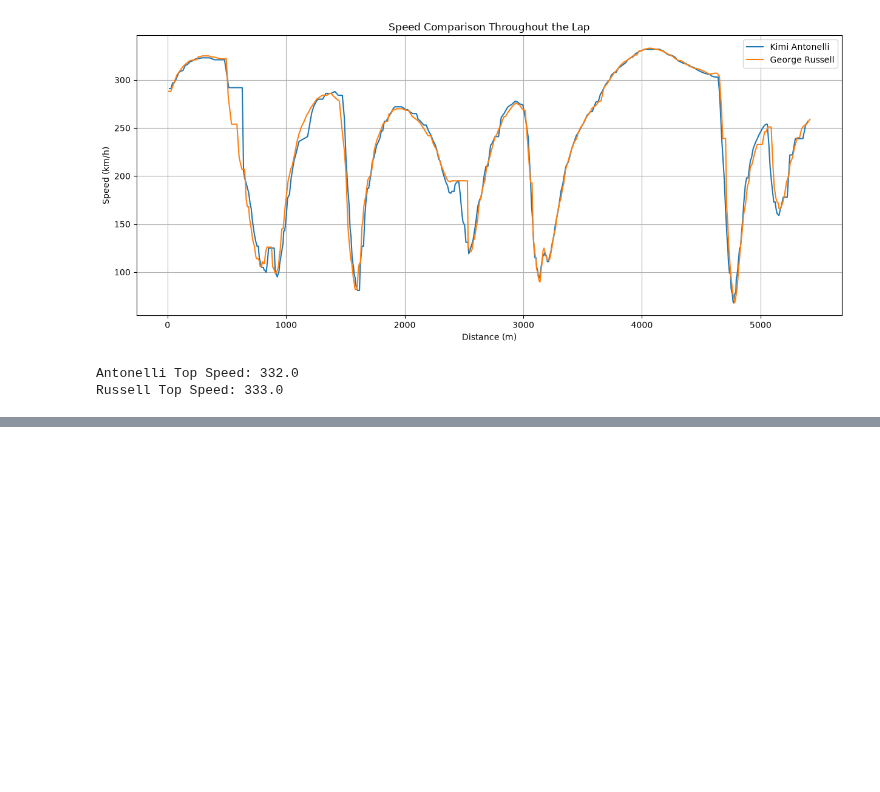
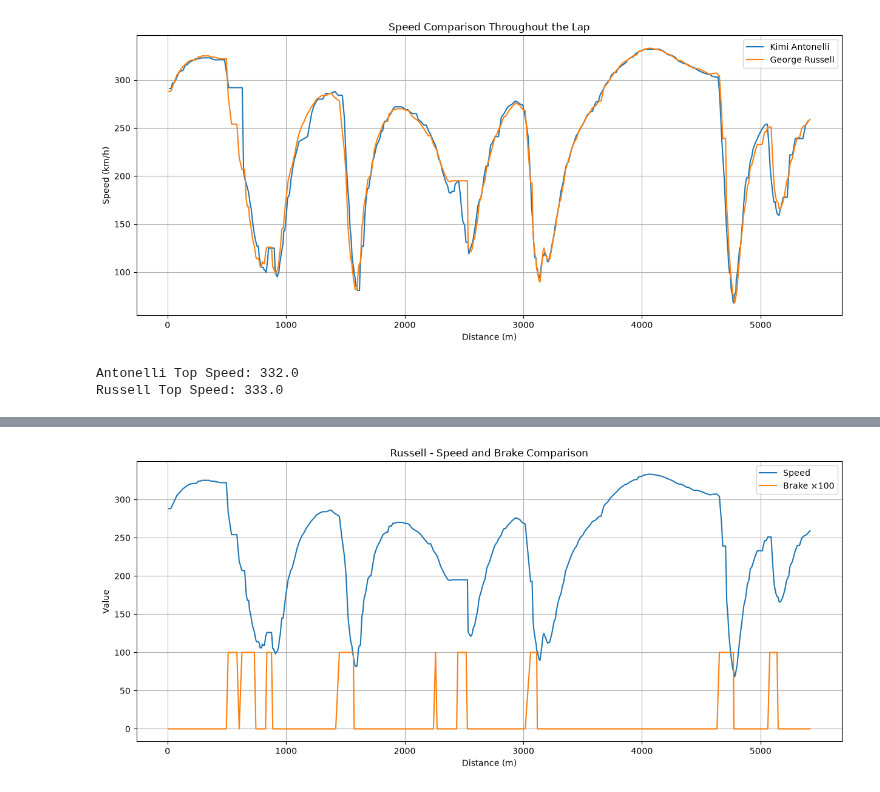
Before and after one commit to ishikajena1509/F1-Telemetry-Analysis, a Jupyter notebook: notebooks/02_china_2026_qualifying_analysis.ipynb.ipynb, the cells around one changed output, grey strips where cells are left out. Saved outputs shown, nothing was run; the diff lists cells and outputs as text; code cells hidden in the pictures; blank space fills up the shorter version.

```diff
--- a/notebooks/02_china_2026_qualifying_analysis.ipynb.ipynb
+++ b/notebooks/02_china_2026_qualifying_analysis.ipynb.ipynb
@@ -1034,0 +1131,24 @@ Russell Top Speed: 333.0
+# %%
+plt.figure(figsize=(15,6))
+
+plt.plot(
+    russell_car_data["Distance"],
+    russell_car_data["Speed"],
+    label="Speed"
+)
+
+plt.plot(
+    russell_car_data["Distance"],
+    russell_car_data["Brake"].astype(int) * 100,
+    label="Brake ×100"
+)
+
+plt.title("Russell - Speed and Brake Comparison")
+plt.xlabel("Distance (m)")
+plt.ylabel("Value")
+plt.grid()
+plt.legend()
+
+plt.show()
+# %% [output]
+[figure, added]
```
Also changed, not shown: parts of 5 cells of this notebook, 2 other files.
